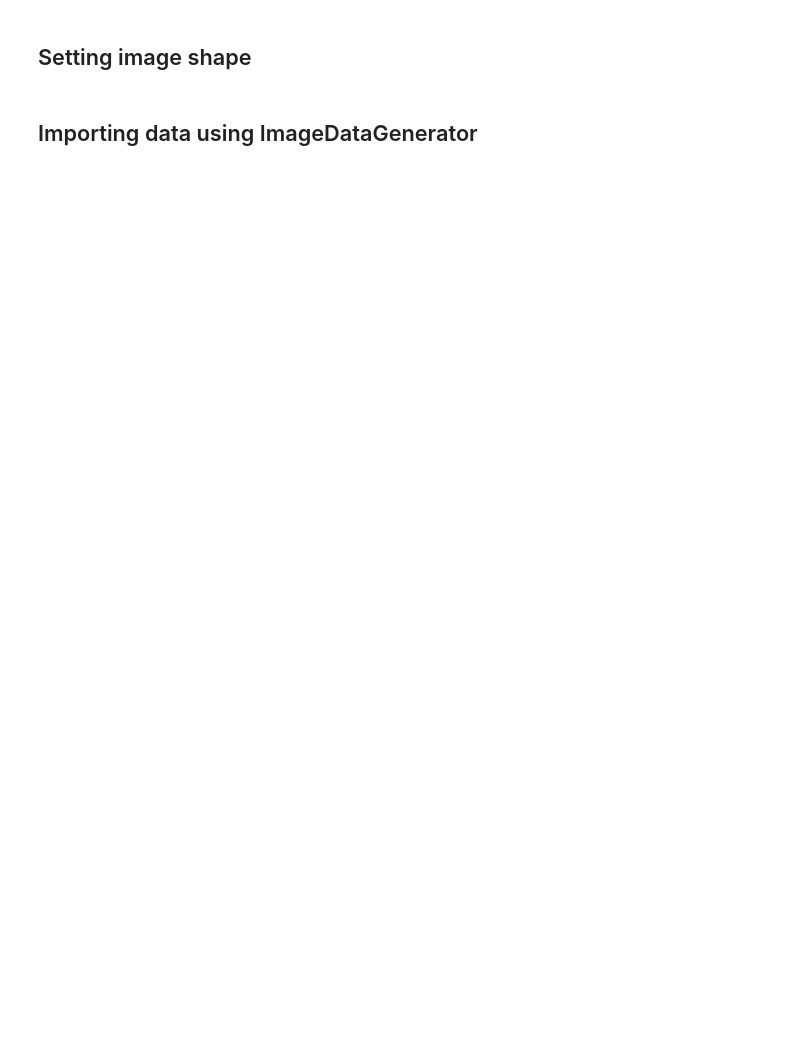
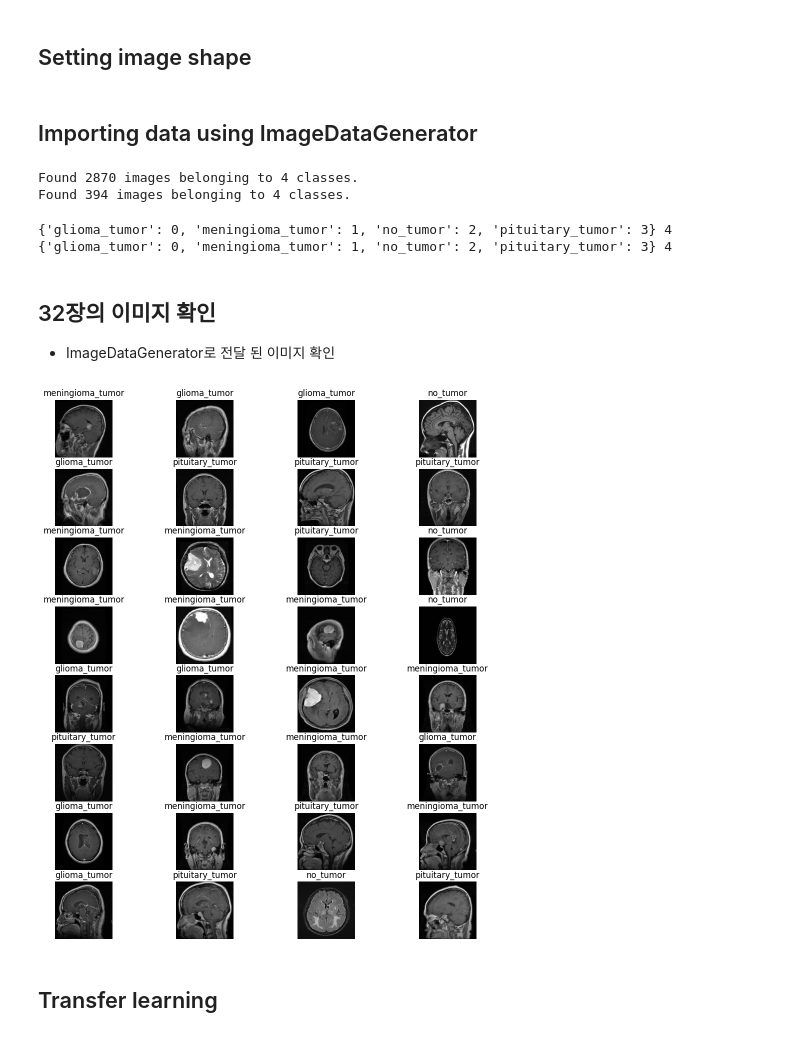
Before and after one commit to kkyukkyu99/KaggleProject_1, a Jupyter notebook: KaggleProject_1_Brain_Tumor_Classification.ipynb, the cells around one changed output. Drawn from its saved outputs; the diff is of its cells as text; code cells hidden in the pictures; blank space fills up the shorter version.

```diff
--- a/KaggleProject_1_Brain_Tumor_Classification.ipynb
+++ b/KaggleProject_1_Brain_Tumor_Classification.ipynb
@@ -32,7 +32,7 @@ with zipfile.ZipFile(os.path.join(ROOT_DIR, "brain_tumor.zip"), "r") as target_f
 # brain_tumor 디렉토리에 Testing과 Training 디렉토리 확인 후
 # 각각 TEST_DATA_ROOT_DIR, TRIAN_DATA_ROOT_DIR로 명명
 # Name Testing dir and Training dir in brain_tumor dir as TEST_DATA_ROOT_DIR, TRAIN_DATA_ROOT_DIR
-TRIAN_DATA_ROOT_DIR = "/content/brain_tumor/Training"
+TRAIN_DATA_ROOT_DIR = "/content/brain_tumor/Training"
 TEST_DATA_ROOT_DIR = "/content/brain_tumor/Testing"
 # %% [markdown]
 ## Checking total number of data and labels
@@ -70,3 +72,52 @@ IMG_WIDTH = 224
 IMG_HEIGHT = 224
 # %% [markdown]
 ## Importing data using ImageDataGenerator
+# %%
+# ImageDataGenerator에 정규화 기능 추가
+# Add normalizing function in ImageDataGenerator
+import tensorflow as tf
+from tensorflow.keras.preprocessing.image import ImageDataGenerator
+train_datagen = ImageDataGenerator(rescale=1./255)
+test_datagen = ImageDataGenerator(rescale=1./255)
+
+# 이미지 색상, 크기, 레이블 타입 인코딩 설정
+# setting image size, color mode and integer type encoding
+train_generator = train_datagen.flow_from_directory(TRAIN_DATA_ROOT_DIR,
+                                                    batch_size = 32,
+                                                    color_mode="rgb",
+                                                    class_mode="sparse",
+                                                    target_size=(IMG_WIDTH, IMG_HEIGHT))
+test_generator = train_datagen.flow_from_directory(TEST_DATA_ROOT_DIR,
+                                                   batch_size = 32,
+                                                   color_mode="rgb",
+                                                   class_mode="sparse",
+                                                   target_size=(IMG_WIDTH, IMG_HEIGHT))
+# %% [output]
+Found 2870 images belonging to 4 classes.
+Found 394 images belonging to 4 classes.
+# %%
+# 레이블과 레이블 개수 확인
+# checking labels and the number of labels
+
+print(train_generator.class_indices, train_generator.num_classes)
+print(test_generator.class_indices, test_generator.num_classes)
+# %% [output]
+{'glioma_tumor': 0, 'meningioma_tumor': 1, 'no_tumor': 2, 'pituitary_tumor': 3} 4
+{'glioma_tumor': 0, 'meningioma_tumor': 1, 'no_tumor': 2, 'pituitary_tumor': 3} 4
+# %% [markdown]
+## 32장의 이미지 확인
+- ImageDataGenerator로 전달 된 이미지 확인
+# %%
+import matplotlib.pyplot as plt
+plt.figure(figsize=(12, 14))
+
+images_32 = train_generator.next()
+for i in range(len(images_32[1])):
+  plt.subplot(8, 4, i+1)
+  plt.imshow(images_32[0][i])
+  plt.title(list(train_generator.class_indices.keys())[int(images_32[1][i])])
+  plt.axis("off")
+# %% [output]
+[figure, added]
+# %% [markdown]
+## Transfer learning
```
Also changed, not shown: parts of 16 cells of this notebook.
